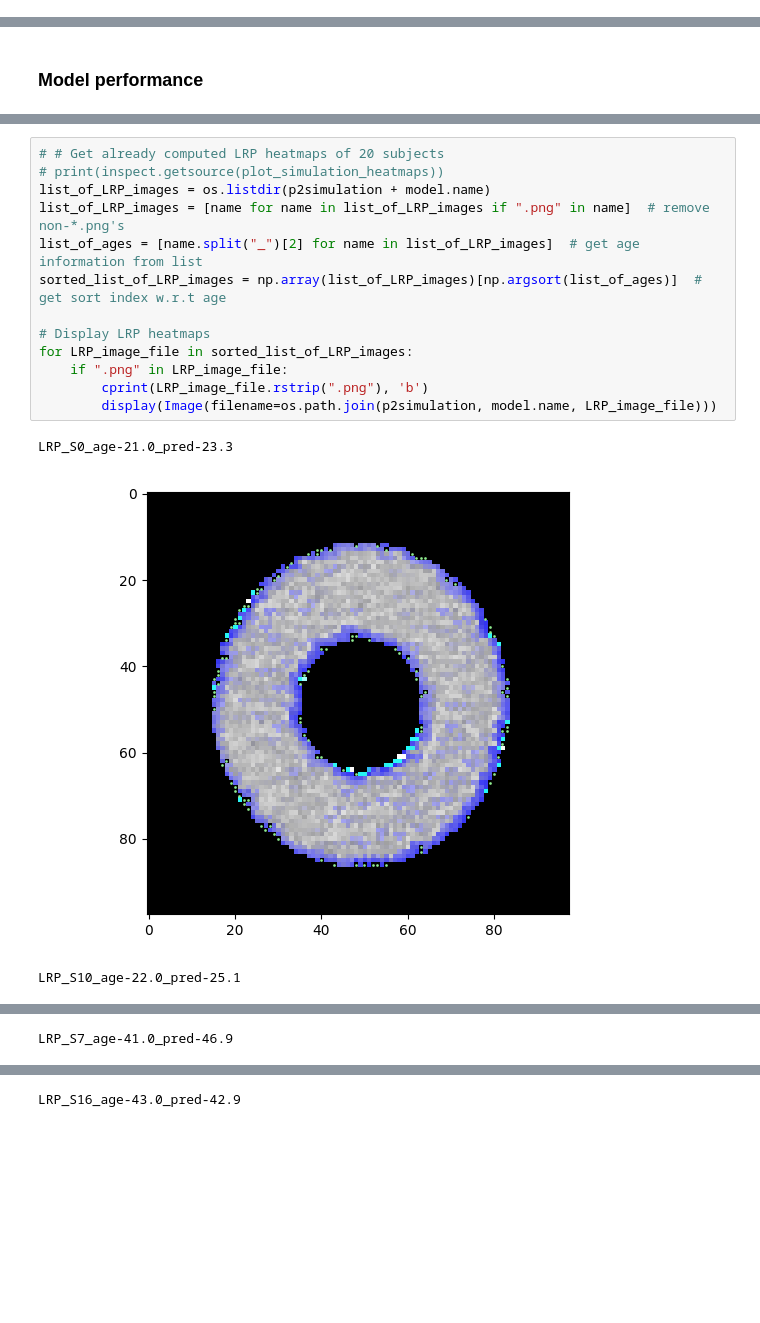
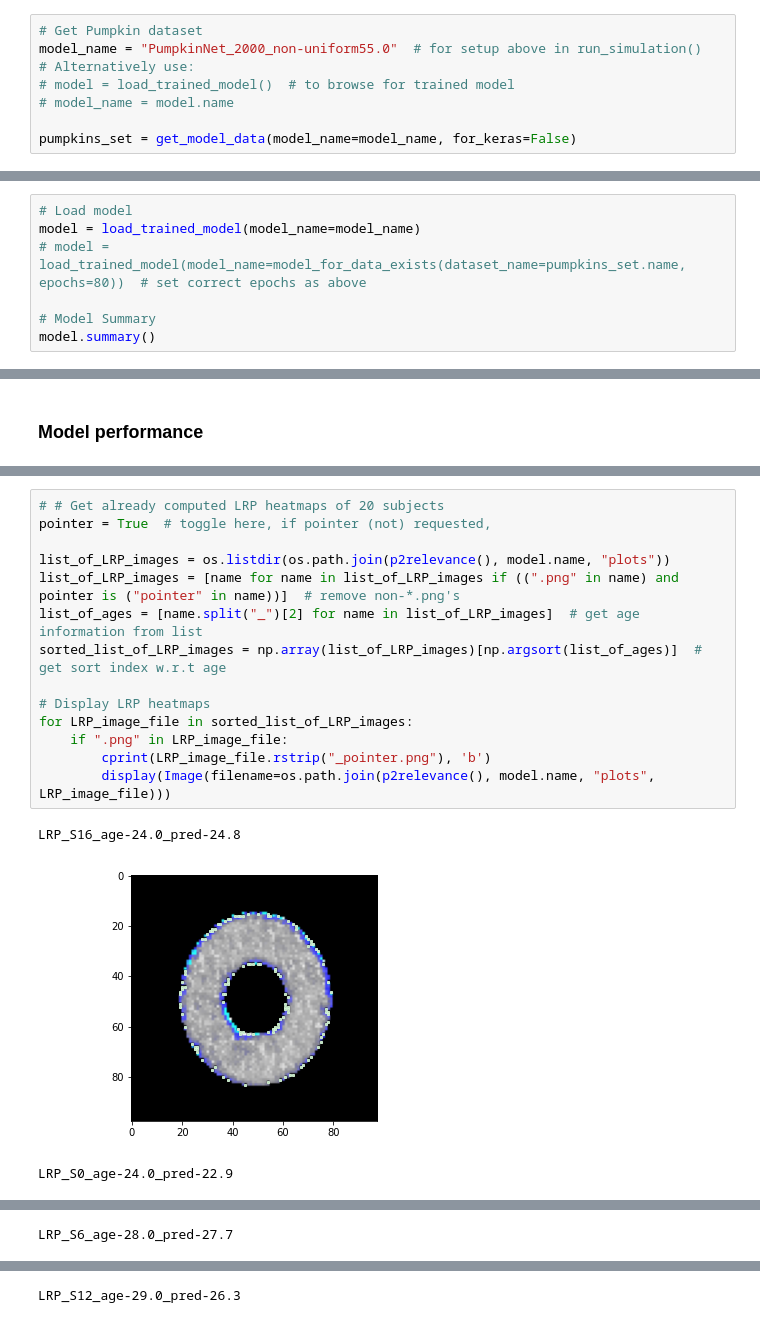
Before and after one commit to SHEscher/XDLreg, a Jupyter notebook: jupyter notebook/LRP4RegressionSimulation.ipynb, the cells around one changed output, grey strips where cells are left out. Cells and saved outputs as stored; diff of their text form; blank space fills up the shorter version.

```diff
--- a/jupyter notebook/LRP4RegressionSimulation.ipynb
+++ b/jupyter notebook/LRP4RegressionSimulation.ipynb
@@ -72,0 +65,8 @@ Found & loaded following file: 2021-04-01_17-40_N-2000_non-uniform55.0.pkl ...
+# %%
+# Get Pumpkin dataset
+model_name = "PumpkinNet_2000_non-uniform55.0"  # for setup above in run_simulation()
+# Alternatively use:
+# model = load_trained_model()  # to browse for trained model
+# model_name = model.name
+
+pumpkins_set = get_model_data(model_name=model_name, for_keras=False)
@@ -239,0 +190,7 @@ Model plot
+# %%
+# Load model
+model = load_trained_model(model_name=model_name)
+# model = load_trained_model(model_name=model_for_data_exists(dataset_name=pumpkins_set.name, epochs=80))  # set correct epochs as above
+
+# Model Summary
+model.summary()
@@ -297,17 +287,18 @@ Mean prediction on test set is: 51.90
 # %%
 # # Get already computed LRP heatmaps of 20 subjects
-# print(inspect.getsource(plot_simulation_heatmaps))
-list_of_LRP_images = os.listdir(p2simulation + model.name)
-list_of_LRP_images = [name for name in list_of_LRP_images if ".png" in name]  # remove non-*.png's
+pointer = True  # toggle here, if pointer (not) requested,
+
+list_of_LRP_images = os.listdir(os.path.join(p2relevance(), model.name, "plots"))
+list_of_LRP_images = [name for name in list_of_LRP_images if ((".png" in name) and pointer is ("pointer" in name))]  # remove non-*.png's
 list_of_ages = [name.split("_")[2] for name in list_of_LRP_images]  # get age information from list
 sorted_list_of_LRP_images = np.array(list_of_LRP_images)[np.argsort(list_of_ages)]  # get sort index w.r.t age
 
 # Display LRP heatmaps
 for LRP_image_file in sorted_list_of_LRP_images:
     if ".png" in LRP_image_file:
-        cprint(LRP_image_file.rstrip(".png"), 'b')
-        display(Image(filename=os.path.join(p2simulation, model.name, LRP_image_file)))
+        cprint(LRP_image_file.rstrip("_pointer.png"), 'b')
+        display(Image(filename=os.path.join(p2relevance(), model.name, "plots", LRP_image_file)))
 # %% [output]
-LRP_S0_age-21.0_pred-23.3
+LRP_S16_age-24.0_pred-24.8
-[figure, old version]
+[figure, new version]
-LRP_S10_age-22.0_pred-25.1
+LRP_S0_age-24.0_pred-22.9
@@ -315 +306 @@ LRP_S10_age-22.0_pred-25.1
-LRP_S7_age-41.0_pred-46.9
+LRP_S6_age-28.0_pred-27.7
@@ -317 +308 @@ LRP_S7_age-41.0_pred-46.9
-LRP_S16_age-43.0_pred-42.9
+LRP_S12_age-29.0_pred-26.3
```
Also changed, not shown: parts of 27 cells of this notebook, 4 other files.
